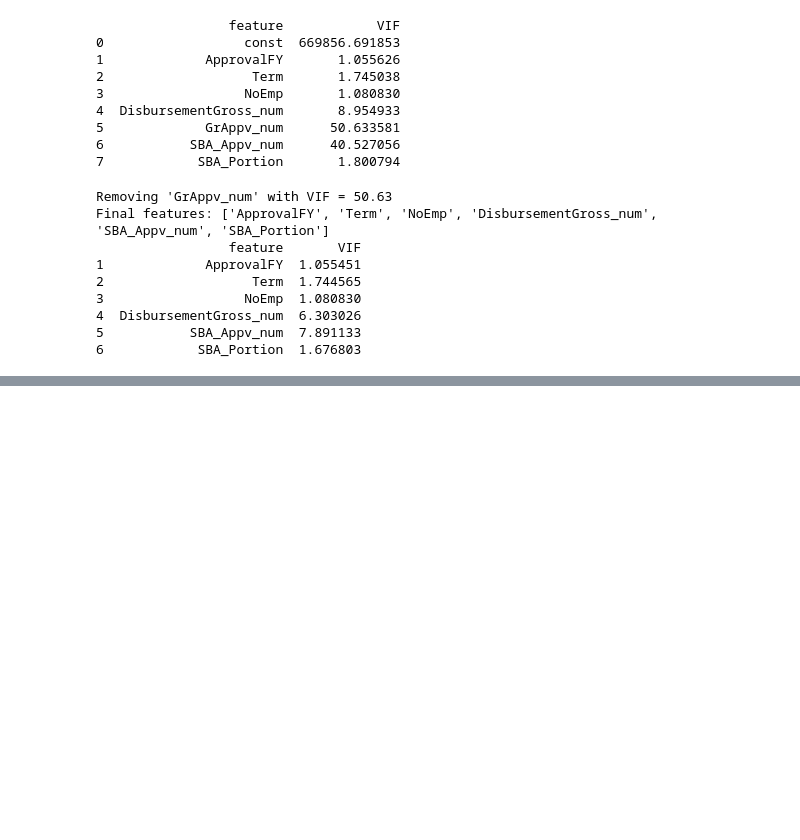
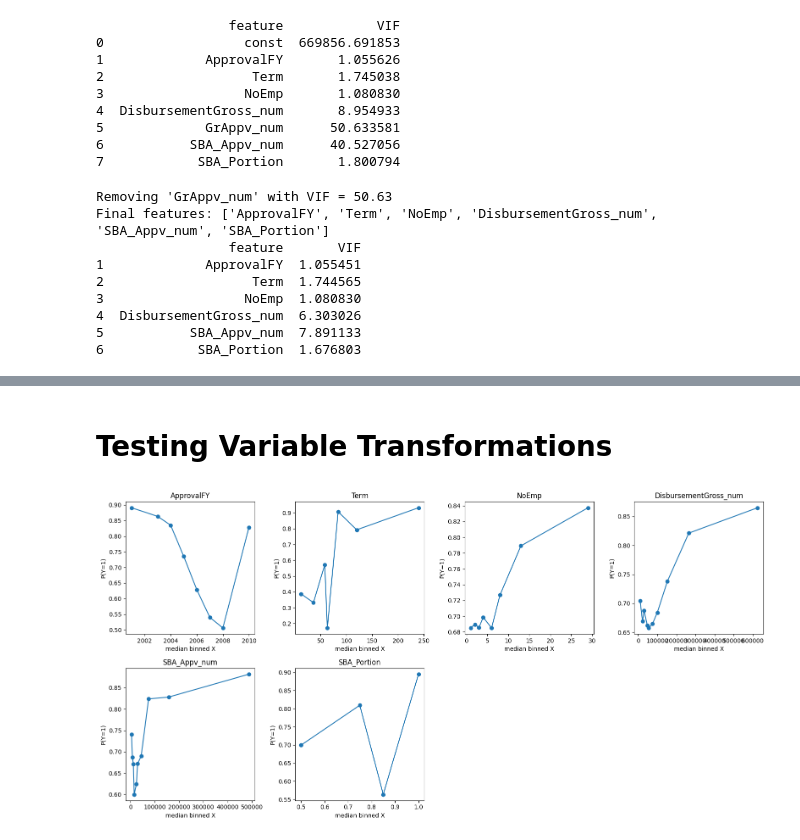
Before and after one commit to smatveev17/STAT-431-Final-Project, a Jupyter notebook: 02_eda/02_eda.ipynb, the cells around one changed output, grey strips where cells are left out. Saved outputs shown, nothing was run; the diff lists cells and outputs as text; code cells hidden in the pictures; blank space fills up the shorter version.

```diff
--- a/02_eda/02_eda.ipynb
+++ b/02_eda/02_eda.ipynb
@@ -422,0 +386,2 @@ Final features: ['ApprovalFY', 'Term', 'NoEmp', 'DisbursementGross_num', 'SBA_Ap
+# %% [markdown]
+# Testing Variable Transformations
@@ -422,0 +418,4 @@ Final features: ['ApprovalFY', 'Term', 'NoEmp', 'DisbursementGross_num', 'SBA_Ap
+# %%
+binned_binary_plot(df, selected_features, target="PaidInFull", bins=10)
+# %% [output]
+[figure, added]
```
Also changed, not shown: parts of 19 cells of this notebook.
